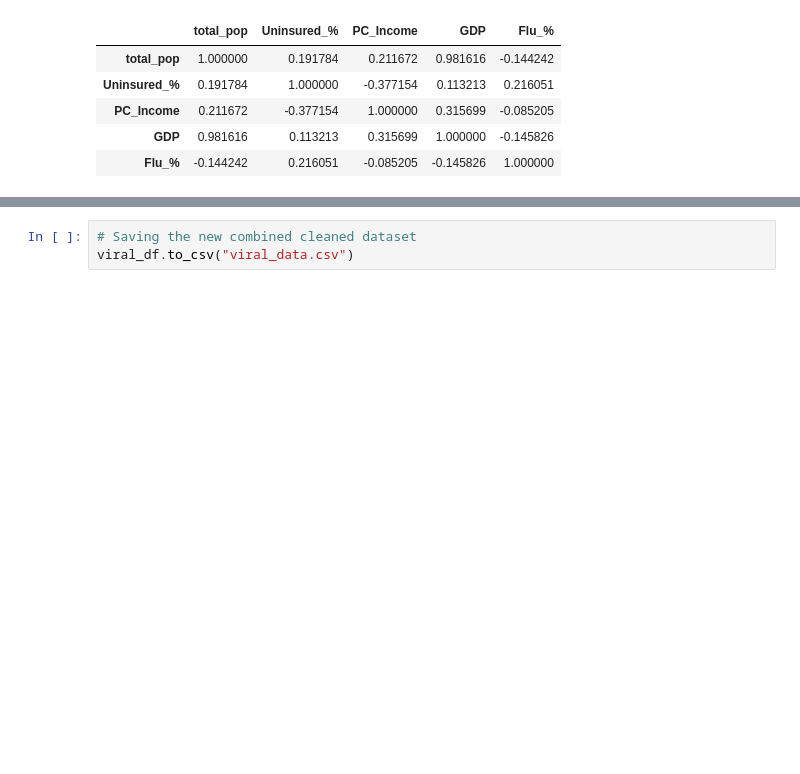
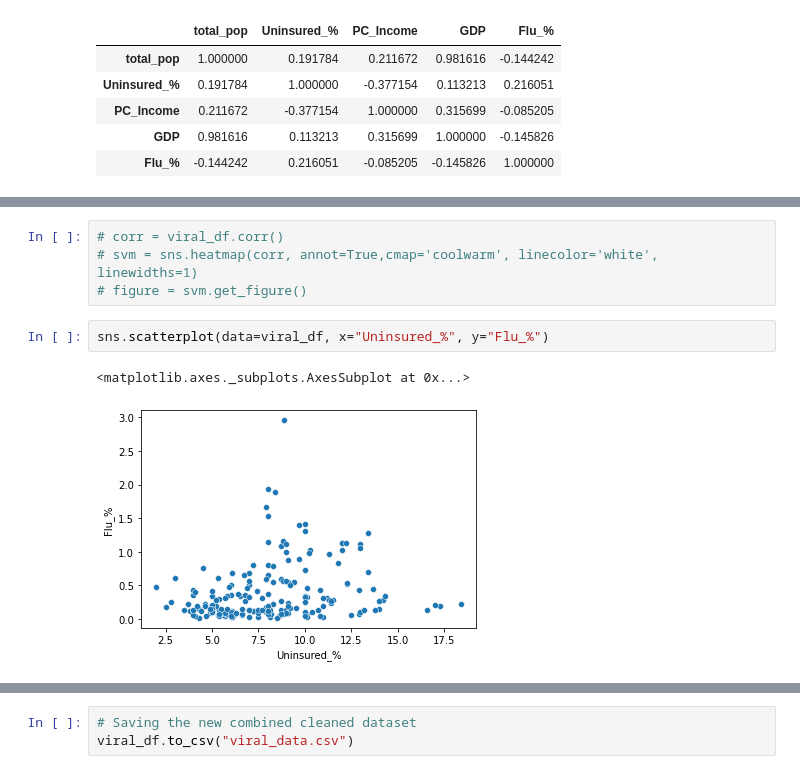
Before and after one commit to lindsera1/GoingViral, a Jupyter notebook: mlr_cleanup.ipynb, the cells around one changed output, grey strips where cells are left out. Cells and saved outputs as stored; diff of their text form; blank space fills up the shorter version.

```diff
--- a/mlr_cleanup.ipynb
+++ b/mlr_cleanup.ipynb
@@ -300,0 +316,9 @@ viral_df.corr()
+# %%
+# corr = viral_df.corr()
+# svm = sns.heatmap(corr, annot=True,cmap='coolwarm', linecolor='white', linewidths=1)
+# figure = svm.get_figure()
+# %%
+sns.scatterplot(data=viral_df, x="Uninsured_%", y="Flu_%")
+# %% [output]
+<matplotlib.axes._subplots.AxesSubplot at 0x...>
+[figure, added]
```
Also changed, not shown: parts of 7 cells of this notebook.
